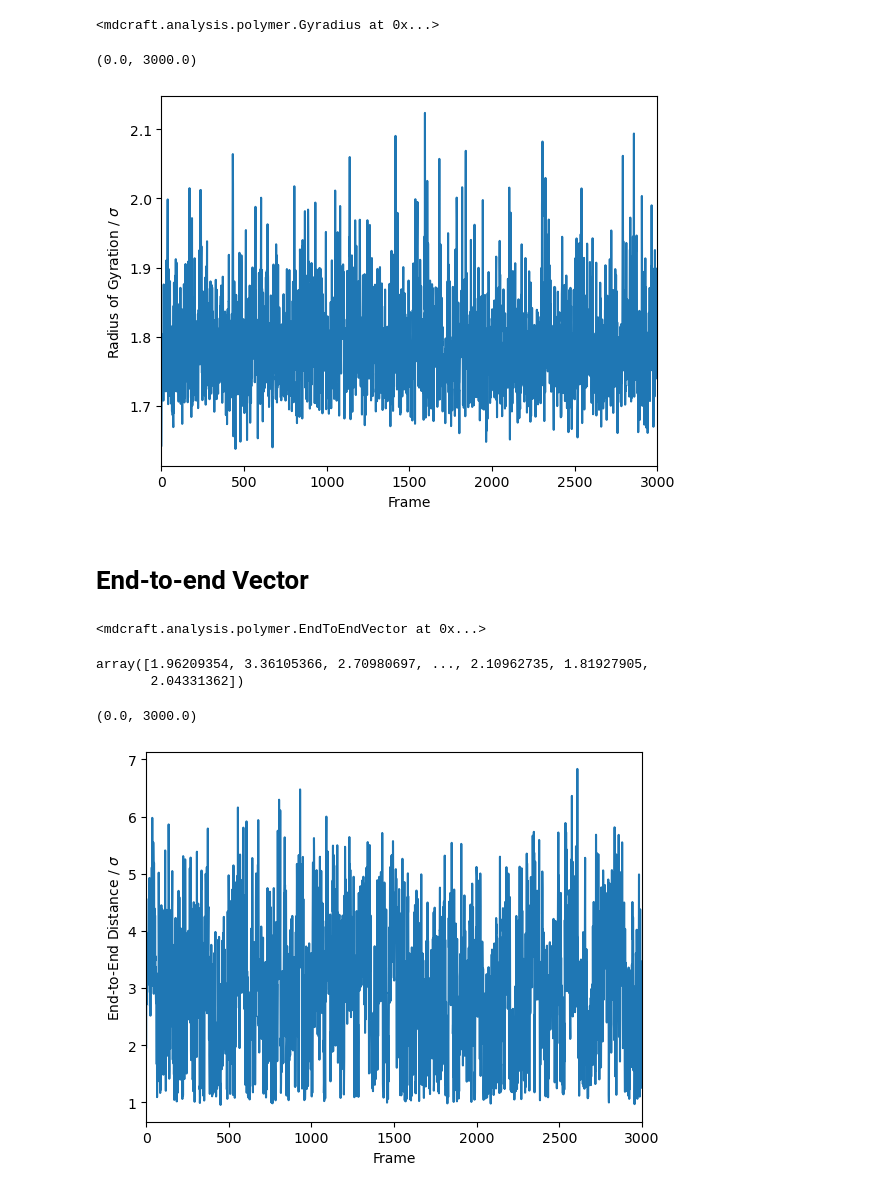
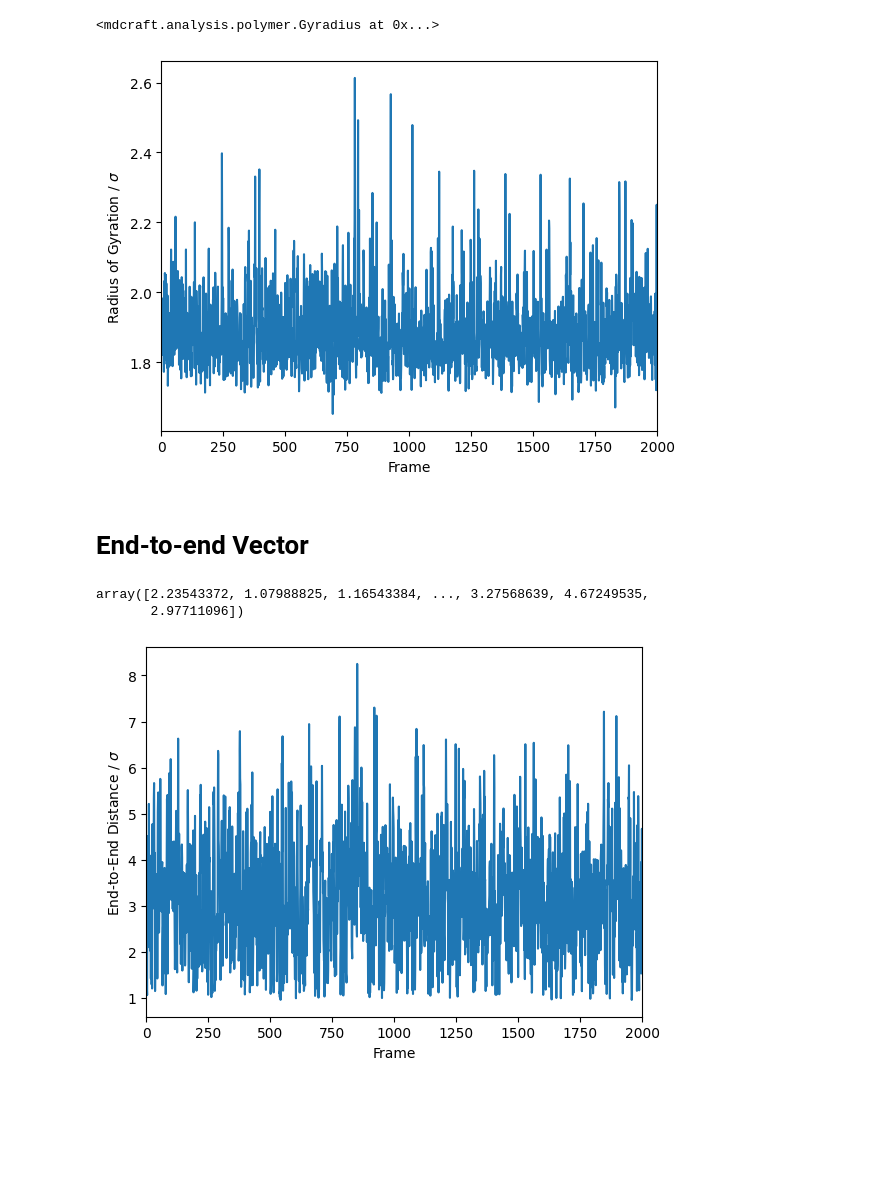
Before and after one commit to kelseyfu/Polyampholyte-SURF, a Jupyter notebook: analysis/e2e.ipynb, the cells around one changed output. Cells and saved outputs as stored; diff of their text form; code cells hidden in the pictures; blank space fills up the shorter version.

```diff
--- a/analysis/e2e.ipynb
+++ b/analysis/e2e.ipynb
@@ -6,7 +6,8 @@ from matplotlib import pyplot as plt
 # %% [markdown]
 # Load Trajectory
 # %%
-u = mda.Universe('../samples/input.data', '../samples/drop.lammpstrj',format='LAMMPSDUMP')
+tag = 'poly_sequ_ABAB_N_nchain_1_temp_1'
+u = mda.Universe('../data/'+tag+'/input.data', '../data/'+tag+'/drop.lammpstrj',format='LAMMPSDUMP')
 ag = u.select_atoms('type 1 or type 2 or type 3')
 # %% [markdown]
 # Radius of Gyration
@@ -20,18 +23,17 @@ gyr.run()
 plt.plot(gyr.results.gyradii[0])
 plt.xlabel('Frame')
 plt.ylabel(f'Radius of Gyration / $\sigma$')
-plt.xlim(0,3000)
+plt.xlim(0,2000)
+plt.savefig('../data/'+tag+'/gyr.pdf')
 # %% [output]
-(0.0, 3000.0)
-[figure, old version]
+[figure, new version]
 # %% [markdown]
 # End-to-end Vector
 # %%
 e2e = EndToEndVector(ag,n_chains=1,n_monomers=40, unwrap=True)
-# %%
-e2e.run()
-# %% [output]
-<mdcraft.analysis.polymer.EndToEndVector at 0x...>
+# %%
+e2e.run(start=1000)
+e2e.save('../data/'+tag+'/e2e')
 # %%
 abs_e2e = np.zeros(len(e2e._e2e))
 
@@ -40,16 +42,16 @@ for i in range(len(e2e._e2e)):
 
 abs_e2e
 # %% [output]
-array([1.96209354, 3.36105366, 2.70980697, ..., 2.10962735, 1.81927905,
-       2.04331362])
+array([2.23543372, 1.07988825, 1.16543384, ..., 3.27568639, 4.67249535,
+       2.97711096])
 # %%
 plt.plot(e2e.results.times,abs_e2e)
 plt.xlabel('Frame')
 plt.ylabel('End-to-End Distance / $\sigma$')
-plt.xlim(0,3000)
+plt.xlim(0,2000)
+plt.savefig('../data/'+tag+'/e2e.pdf')
 # %% [output]
-(0.0, 3000.0)
-[figure, old version]
+[figure, new version]
 # %%
 plt.semilogx(e2e.results.times,e2e.results.acf[0][0])
 plt.xlabel('Frame')
```
Also changed, not shown: parts of 4 cells of this notebook, 4 other files.
